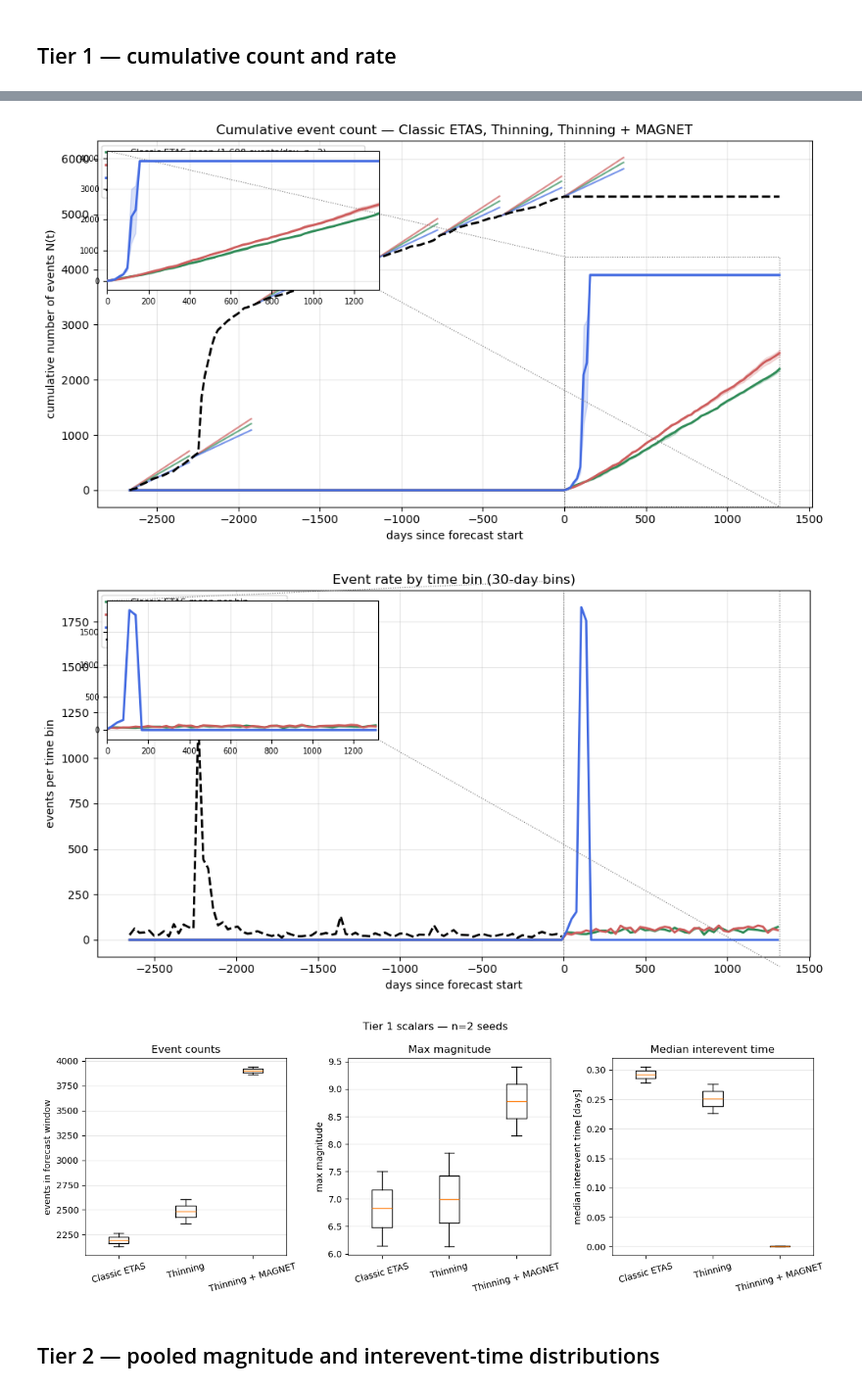
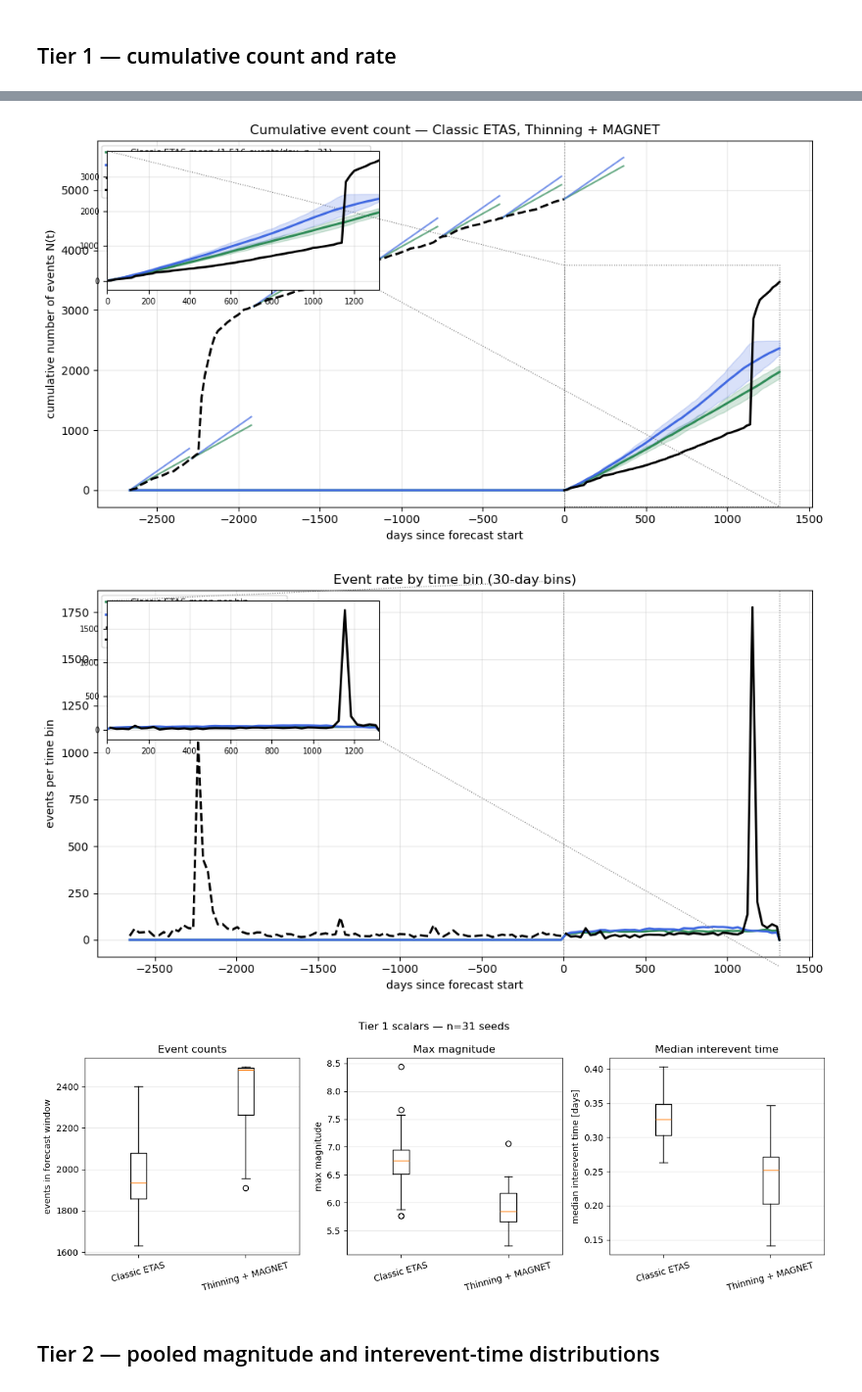
Before and after one commit to Ner-Ber/etas_edits, a Jupyter notebook: notebooks/compare_thinning_vs_thinning_magnet_ensemble.ipynb, the cells around one changed output, grey strips where cells are left out. Shown at 98% size. Cells and saved outputs as stored; diff of their text form; code cells hidden in the pictures.

```diff
--- a/notebooks/compare_thinning_vs_thinning_magnet_ensemble.ipynb
+++ b/notebooks/compare_thinning_vs_thinning_magnet_ensemble.ipynb
@@ -87,14 +90,19 @@ for _candidate in [
 
 # Default: run_continuation_models.py output root (config "output_root").
 # OUTPUT_ROOT = REPO_ROOT / "outputs/continuation_models"
-OUTPUT_ROOT = REPO_ROOT / "outputs/hauksson_continuation_models"
+# OUTPUT_ROOT = REPO_ROOT / "outputs/hauksson_continuation_models"
+# OUTPUT_ROOT = REPO_ROOT / "outputs/hauksson_magnet_median_continuation_models"
+OUTPUT_ROOT = REPO_ROOT / "outputs/hauksson_magnet_sample_continuation_models"
 
 # Which methods to compare. None → auto-discover whatever exists under OUTPUT_ROOT.
 # Examples: ["thinning", "thinning_magnet"]  |  ["etas"]  |  ["etas", "thinning", "thinning_magnet"]
 METHODS: list[str] | None = None
 
 # Pin a specific inversion id, or None to pick the newest inv_* shared by selected methods.
-INVERSION_ID: str | None = 'inv_a73a39109b5920f5'  # e.g. "219e51f42e5469be" or None
+# INVERSION_ID: str | None = 'adfc87cc569b6091'  # e.g. "219e51f42e5469be" or None
+# INVERSION_ID: str | None = 'adfc87cc569b6091'  # e.g. "219e51f42e5469be" or None
+INVERSION_ID: str | None = 'adfc87cc569b6091'  # e.g. "219e51f42e5469be" or None
+
 
 # Seed selection
 LOAD_MODE: Literal["all", "first_n", "seeds"] = "all"
@@ -106,6 +114,11 @@ SEEDS: list[int] = [0, 1, 2, 3, 4]
 # ---------------------------------------------------------------------------
 # Realization to inspect (None → first selected seed that has a sidecar).
 MAGNET_PRED_SEED: int | None = None
+
+# Magnitude–time scatter: overlay observed catalog during the continuation window.
+SHOW_ACTUAL_CONTINUATION: bool = True
+# Interactive zoom/pan for the mag–time scatter (Plotly; no ipympl needed).
+MAGNET_SCATTER_INTERACTIVE: bool = True
 
 # How to pick events for PDF plots:
 #   "indices"          — use KUMA_EVENT_INDICES (0-based rows in npz / catalog)
@@ -119,6 +132,9 @@ KUMA_MAG_RANGE: tuple[float, float] | None = (6.0, 10.0)  # used when mode="magn
 
 # Magnitude-axis support for PDF plots (None → infer from shift/stretch).
 KUMA_M_GRID: tuple[float, float, int] | None = None  # (m_lo, m_hi, n_points)
+
+# Kumaraswamy parameter time series for the PDF seed (`magnet_seed_used`).
+MAGNET_PARAMS_EVENT_STRIDE: int = 1  # subsample event ranks for plotting (1 = all)
 # %%
 def list_inv_dirs(method_root: Path) -> list[Path]:
     if not method_root.is_dir():
@@ -709,6 +937,8 @@ try:
     mc_val = float(ctx["mc"])
     beta_val = float(ctx["beta"])
     forecast_days = float(ctx["forecast_days"])
+    actual_test_dt_days = ctx["actual_test_dt_days"]
+    actual_test_m = ctx["actual_test_m"]
     timewindow_start = ctx.get("timewindow_start")
     timewindow_end = ctx.get("timewindow_end")
     train_dt_days = np.array([], dtype=float)
@@ -729,6 +959,8 @@ except Exception as exc:
     )
     forecast_days = float(np.nanmax(all_dt)) if all_dt.size else 1.0
     train_dt_days = np.array([], dtype=float)
+    actual_test_dt_days = np.array([], dtype=float)
+    actual_test_m = np.array([], dtype=float)
     train_days = 0.0
     mc_val = float("nan")
     beta_val = float("nan")
@@ -751,6 +983,8 @@ for arr in curves_by_method.values():
     if arr.shape[0] > 1:
         q25, q75 = np.quantile(arr, [0.25, 0.75], axis=0)
         cum_ylim_curves.extend([q25, q75])
+if actual_test_dt_days.size:
+    cum_ylim_curves.append(cumulative_on_grid(actual_test_dt_days, t_grid))
 cum_test_ylims = ylim_in_xrange(t_grid, cum_ylim_curves, 0.0, forecast_days)
 
 fig, ax = plt.subplots(figsize=(10, 5.5))
@@ -760,6 +994,7 @@ draw_cumulative_event_count(
     curves_by_method=curves_by_method,
     slopes_by_method=slopes_by_method,
     train_dt_days=train_dt_days,
+    actual_test_dt_days=actual_test_dt_days,
     train_days=train_days,
     show_training_slopes=True,
     show_legend=True,
@@ -778,6 +1013,7 @@ add_test_window_inset(
         curves_by_method=curves_by_method,
         slopes_by_method=slopes_by_method,
         train_dt_days=train_dt_days,
+        actual_test_dt_days=actual_test_dt_days,
         train_days=train_days,
         show_training_slopes=False,
         show_legend=False,
@@ -789,10 +1025,15 @@ show_fig(fig)
 
 BIN_LENGTH_DAYS = 30.0
 t_min, t_max = -train_days, forecast_days
-n_bins = max(1, int(np.ceil((t_max - t_min) / BIN_LENGTH_DAYS)))
-bin_edges = t_min + np.arange(n_bins + 1, dtype=float) * BIN_LENGTH_DAYS
-if bin_edges[-1] < t_max:
-    bin_edges = np.append(bin_edges, t_max)
+negative_edges = -np.arange(0.0, train_days + BIN_LENGTH_DAYS, BIN_LENGTH_DAYS)[::-1]
+negative_edges = negative_edges[negative_edges >= t_min]
+if negative_edges.size == 0 or negative_edges[0] > t_min:
+    negative_edges = np.insert(negative_edges, 0, t_min)
+positive_edges = np.arange(0.0, forecast_days + BIN_LENGTH_DAYS, BIN_LENGTH_DAYS)
+positive_edges = positive_edges[positive_edges <= t_max]
+if positive_edges.size == 0 or positive_edges[-1] < t_max:
+    positive_edges = np.append(positive_edges, t_max)
+bin_edges = np.unique(np.concatenate((negative_edges, positive_edges)))
 bin_centers = 0.5 * (bin_edges[:-1] + bin_edges[1:])
 bin_curves_by_method = {
     method: np.vstack(
@@ -801,6 +1042,8 @@ bin_curves_by_method = {
     for method, catalogs in catalogs_by_method.items()
 }
 bin_means = [arr.mean(axis=0) for arr in bin_curves_by_method.values()]
+if actual_test_dt_days.size:
+    bin_means.append(events_per_time_bin(actual_test_dt_days, bin_edges))
 bin_test_ylims = ylim_in_xrange(bin_centers, bin_means, 0.0, forecast_days)
 
 fig, ax = plt.subplots(figsize=(10, 5.5))
@@ -810,6 +1053,7 @@ draw_event_rate_by_bin(
     bin_edges=bin_edges,
     bin_curves_by_method=bin_curves_by_method,
     train_dt_days=train_dt_days,
+    actual_test_dt_days=actual_test_dt_days,
     include_training=True,
     show_legend=True,
 )
@@ -827,6 +1071,7 @@ add_test_window_inset(
         bin_edges=bin_edges,
         bin_curves_by_method=bin_curves_by_method,
         train_dt_days=train_dt_days,
+        actual_test_dt_days=actual_test_dt_days,
         include_training=False,
         show_legend=False,
     ),
@@ -837,36 +1082,36 @@ show_fig(fig)
 
 # Scalar boxplots
 n_panels = 3
 fig, axes = plt.subplots(1, n_panels, figsize=(4.2 * n_panels, 4.5))
 count_series = [paired_metrics[f"{m}_n_events"] for m in methods]
 axes[0].boxplot(count_series, tick_labels=[METHOD_LABELS[m] for m in methods])
 axes[0].set_ylabel("events in forecast window")
 axes[0].set_title("Event counts")
 axes[0].tick_params(axis="x", rotation=15)
 axes[0].grid(True, alpha=0.3, axis="y")
 
 max_m_series = [paired_metrics[f"{m}_max_magnitude"] for m in methods]
 axes[1].boxplot(max_m_series, tick_labels=[METHOD_LABELS[m] for m in methods])
 axes[1].set_ylabel("max magnitude")
 axes[1].set_title("Max magnitude")
 axes[1].tick_params(axis="x", rotation=15)
 axes[1].grid(True, alpha=0.3, axis="y")
 
 iet_series = [paired_metrics[f"{m}_median_iet_days"] for m in methods]
 axes[2].boxplot(iet_series, tick_labels=[METHOD_LABELS[m] for m in methods])
 axes[2].set_ylabel("median interevent time [days]")
 axes[2].set_title("Median interevent time")
 axes[2].tick_params(axis="x", rotation=15)
 axes[2].grid(True, alpha=0.3, axis="y")
 
 fig.suptitle(f"Tier 1 scalars — n={len(selected_seeds)} seeds", fontsize=12)
 fig.tight_layout()
 show_fig(fig)
 # %% [output]
   Rounding issues found. Check if delta_m and mc_current are set correctly.
-[figure, old version]
+[figure, new version]
-[figure, old version]
+[figure, new version]
-[figure, old version]
+[figure, new version]
 # %% [markdown]
 ## Tier 2 — pooled magnitude and interevent-time distributions
 # %%
```
Also changed, not shown: parts of 14 cells of this notebook, 1 other file.
